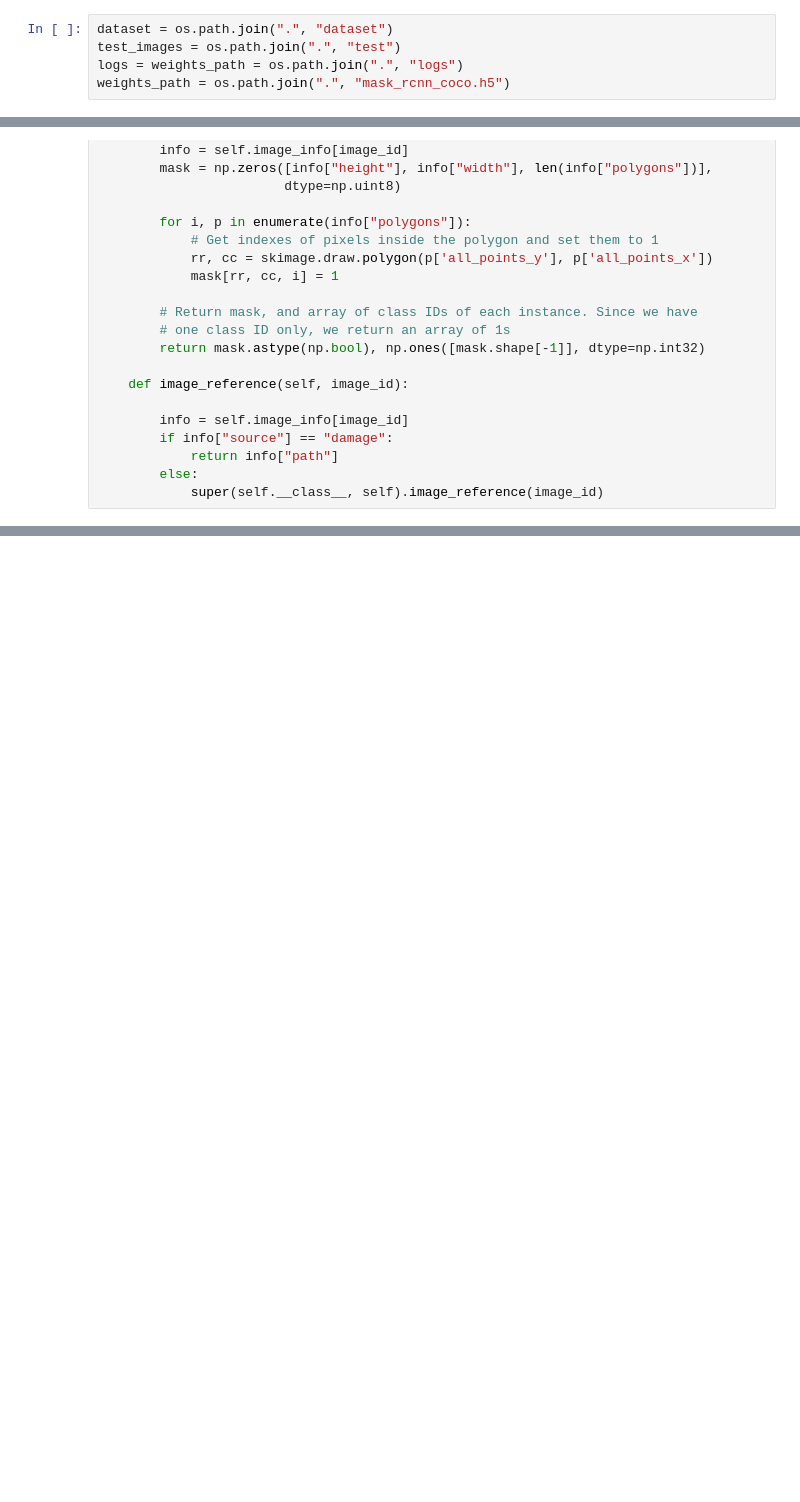
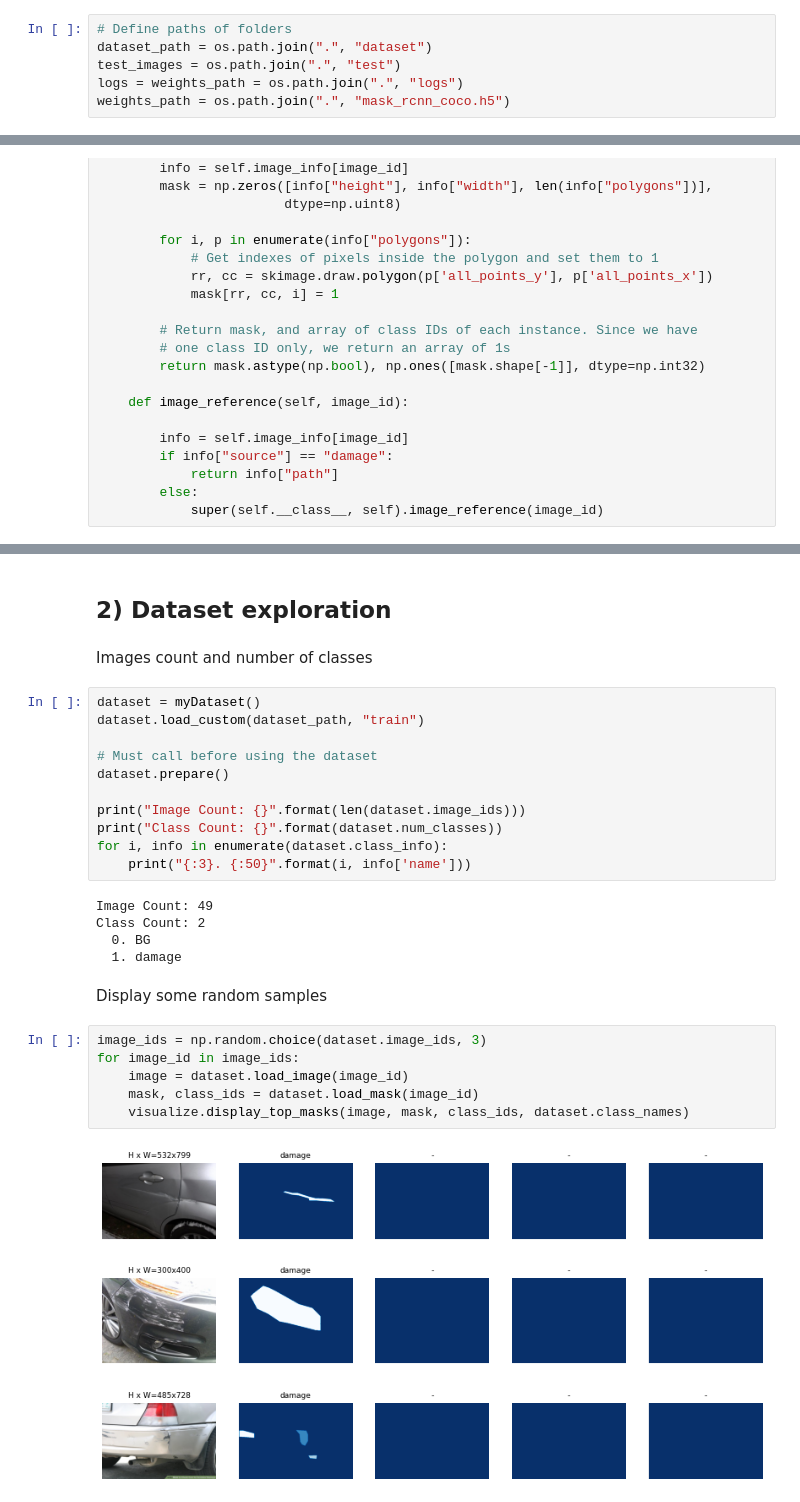
Before and after one commit to lucabnf/damage-detection, a Jupyter notebook: train_and_evaluate.ipynb, the cells around one changed output, grey strips where cells are left out. Cells and saved outputs as stored; diff of their text form; blank space fills up the shorter version.

Commit message:
Data and weights exploration

```diff
--- a/train_and_evaluate.ipynb
+++ b/train_and_evaluate.ipynb
@@ -21,5 +23,6 @@ Using TensorFlow backend.
 # %%
-dataset = os.path.join(".", "dataset")
+# Define paths of folders
+dataset_path = os.path.join(".", "dataset")
 test_images = os.path.join(".", "test")
 logs = weights_path = os.path.join(".", "logs")
 weights_path = os.path.join(".", "mask_rcnn_coco.h5")
@@ -164,0 +181,32 @@ def detect_and_color_splash(model, image_path=None):
+# %% [markdown]
+## **2) Dataset exploration**
+# %% [markdown]
+Images count and number of classes
+# %%
+dataset = myDataset()
+dataset.load_custom(dataset_path, "train")
+
+# Must call before using the dataset
+dataset.prepare()
+
+print("Image Count: {}".format(len(dataset.image_ids)))
+print("Class Count: {}".format(dataset.num_classes))
+for i, info in enumerate(dataset.class_info):
+    print("{:3}. {:50}".format(i, info['name']))
+# %% [output]
+Image Count: 49
+Class Count: 2
+  0. BG
+  1. damage
+# %% [markdown]
+Display some random samples
+# %%
+image_ids = np.random.choice(dataset.image_ids, 3)
+for image_id in image_ids:
+    image = dataset.load_image(image_id)
+    mask, class_ids = dataset.load_mask(image_id)
+    visualize.display_top_masks(image, mask, class_ids, dataset.class_names)
+# %% [output]
+[figure, added]
+[figure, added]
+[figure, added]
```
Also changed, not shown: parts of 23 cells of this notebook.
